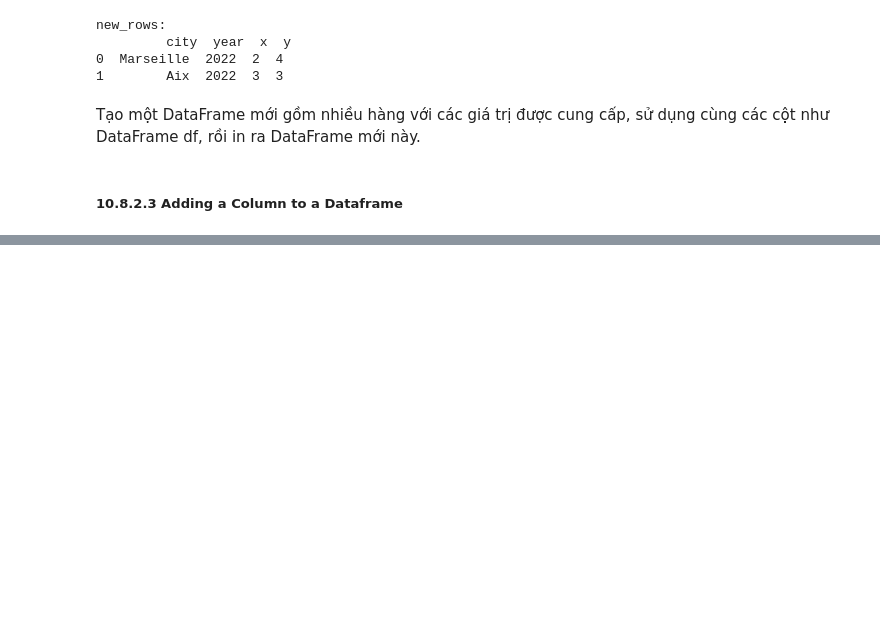
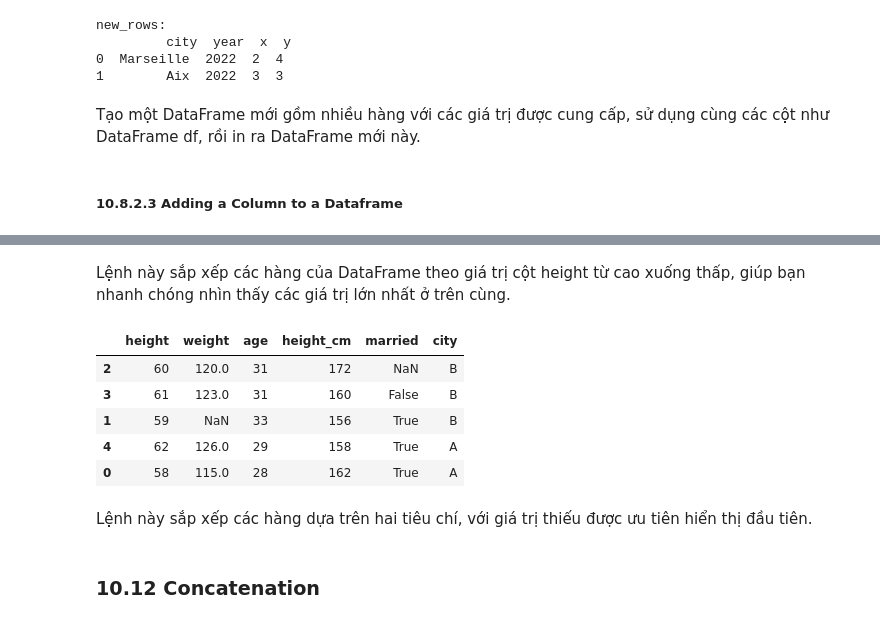
Before and after one commit to baotram19/UEH-KTLT-ECO25, a Jupyter notebook: Python_for_economists/Chapter_10.ipynb, the cells around one changed output, grey strips where cells are left out. Cells and saved outputs as stored; diff of their text form; code cells hidden in the pictures; blank space fills up the shorter version.

```diff
--- a/Python_for_economists/Chapter_10.ipynb
+++ b/Python_for_economists/Chapter_10.ipynb
@@ -1737,0 +1970,17 @@ df:
+# %% [markdown]
+Lệnh này sắp xếp các hàng của DataFrame theo giá trị cột height từ cao xuống thấp, giúp bạn nhanh chóng nhìn thấy các giá trị lớn nhất ở trên cùng.
+# %%
+df.sort_values(by=["married", "weight"],
+               ascending=[True, False],
+               na_position="first")
+# %% [output]
+|  | height | weight | age | height_cm | married | city |
+| 2 | 60 | 120.0 | 31 | 172 | NaN | B |
+| 3 | 61 | 123.0 | 31 | 160 | False | B |
+| 1 | 59 | NaN | 33 | 156 | True | B |
+| 4 | 62 | 126.0 | 29 | 158 | True | A |
+| 0 | 58 | 115.0 | 28 | 162 | True | A |
+# %% [markdown]
+Lệnh này sắp xếp các hàng dựa trên hai tiêu chí, với giá trị thiếu được ưu tiên hiển thị đầu tiên.
+# %% [markdown]
+### 10.12 Concatenation
```
Also changed, not shown: parts of 56 cells of this notebook.
